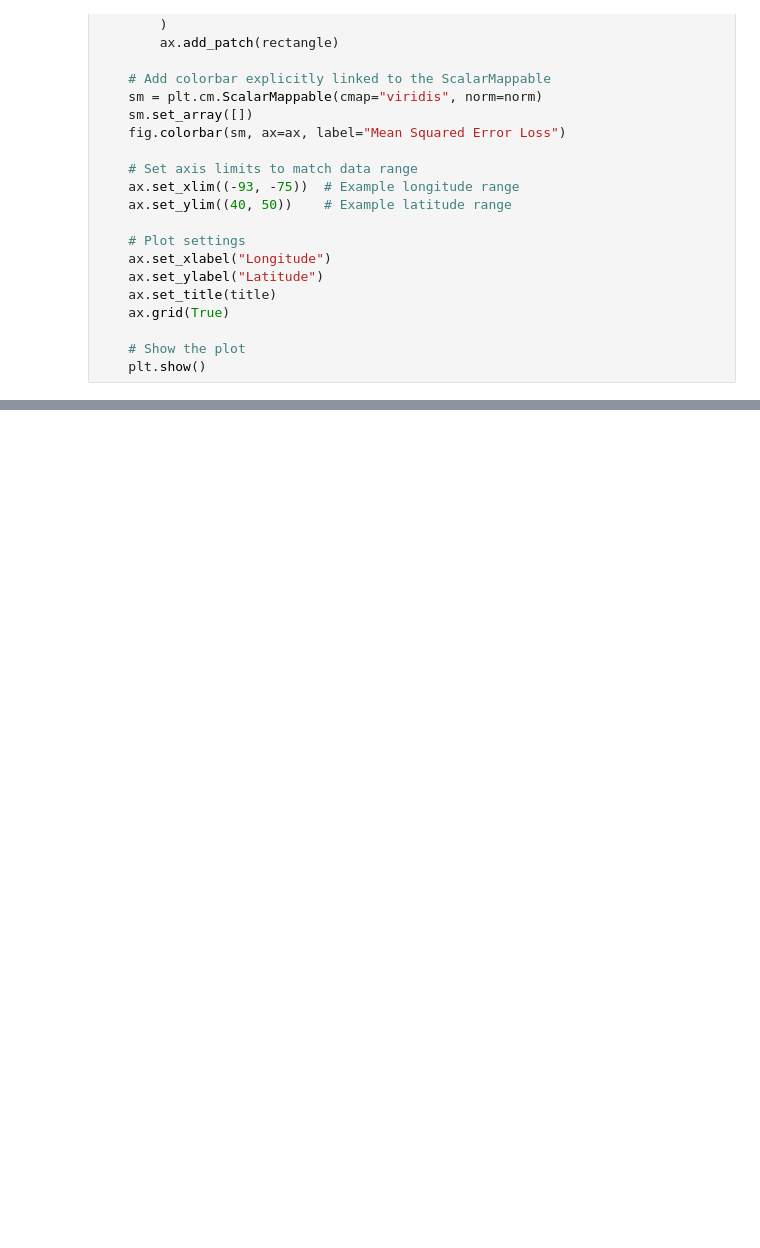
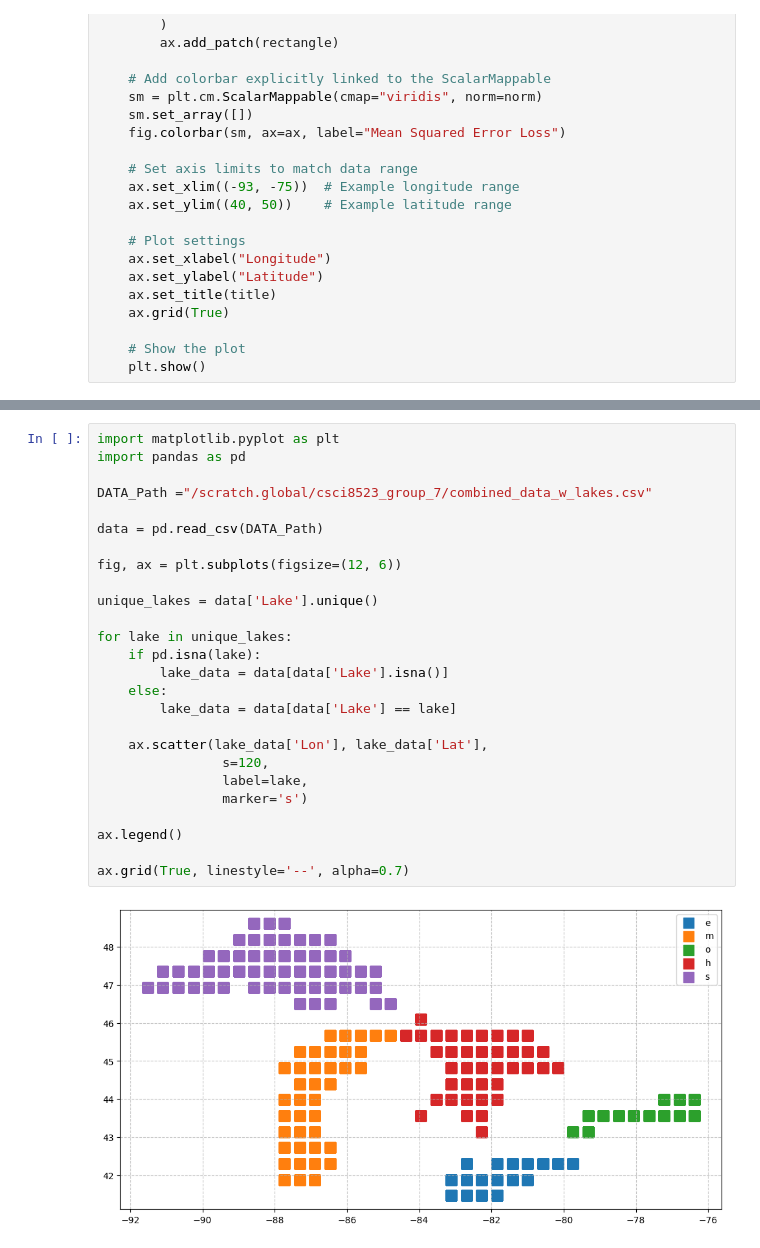
Before and after one commit to MarlinRLee/TTM_Lake_temp_pred, a Jupyter notebook: Early_View_zero_Shot.ipynb, the cells around one changed output, grey strips where cells are left out. Saved outputs shown, nothing was run; the diff lists cells and outputs as text; blank space fills up the shorter version.

```diff
--- a/Early_View_zero_Shot.ipynb
+++ b/Early_View_zero_Shot.ipynb
@@ -71 +75,29 @@ plot_loss_map(df3, "Finetune MSE Values based on Location")
+# %%
+import matplotlib.pyplot as plt
+import pandas as pd
+
+DATA_Path ="/scratch.global/csci8523_group_7/combined_data_w_lakes.csv"
+
+data = pd.read_csv(DATA_Path)
+
+fig, ax = plt.subplots(figsize=(12, 6))
+
+unique_lakes = data['Lake'].unique()
+
+for lake in unique_lakes:
+    if pd.isna(lake):
+        lake_data = data[data['Lake'].isna()]
+    else:
+        lake_data = data[data['Lake'] == lake]
+
+    ax.scatter(lake_data['Lon'], lake_data['Lat'],
+                s=120,
+                label=lake,
+                marker='s')
+
+ax.legend()
+
+ax.grid(True, linestyle='--', alpha=0.7)
+# %% [output]
+[figure, added]
 # %%
```
Also changed, not shown: parts of 8 cells of this notebook, 7 other files.
